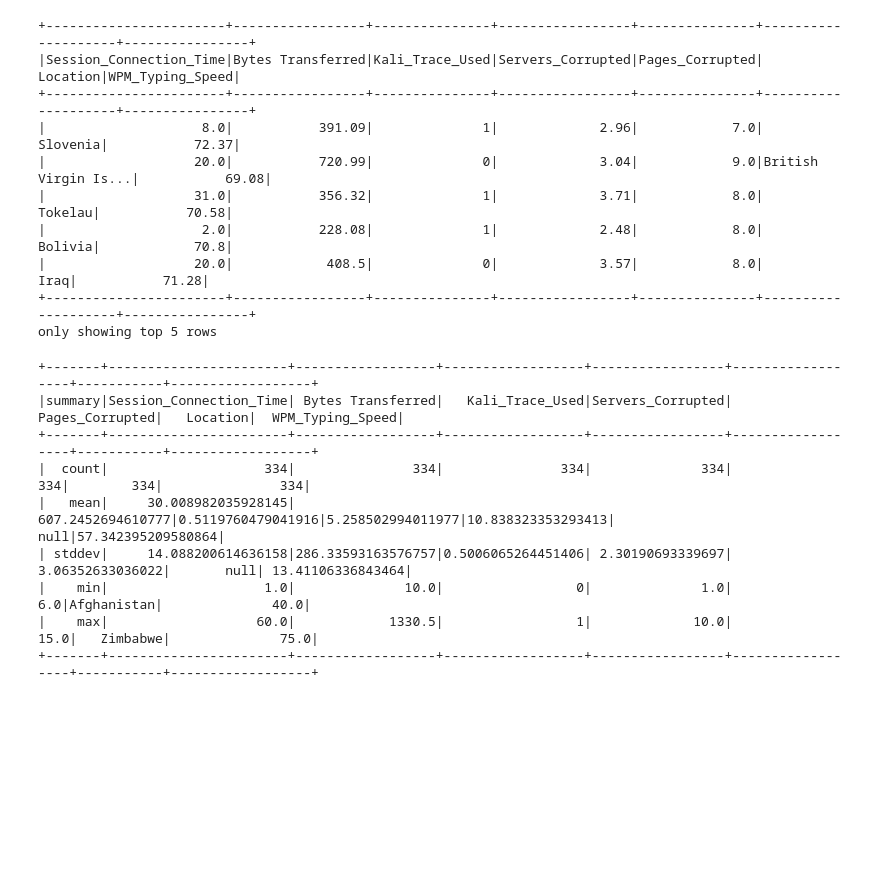
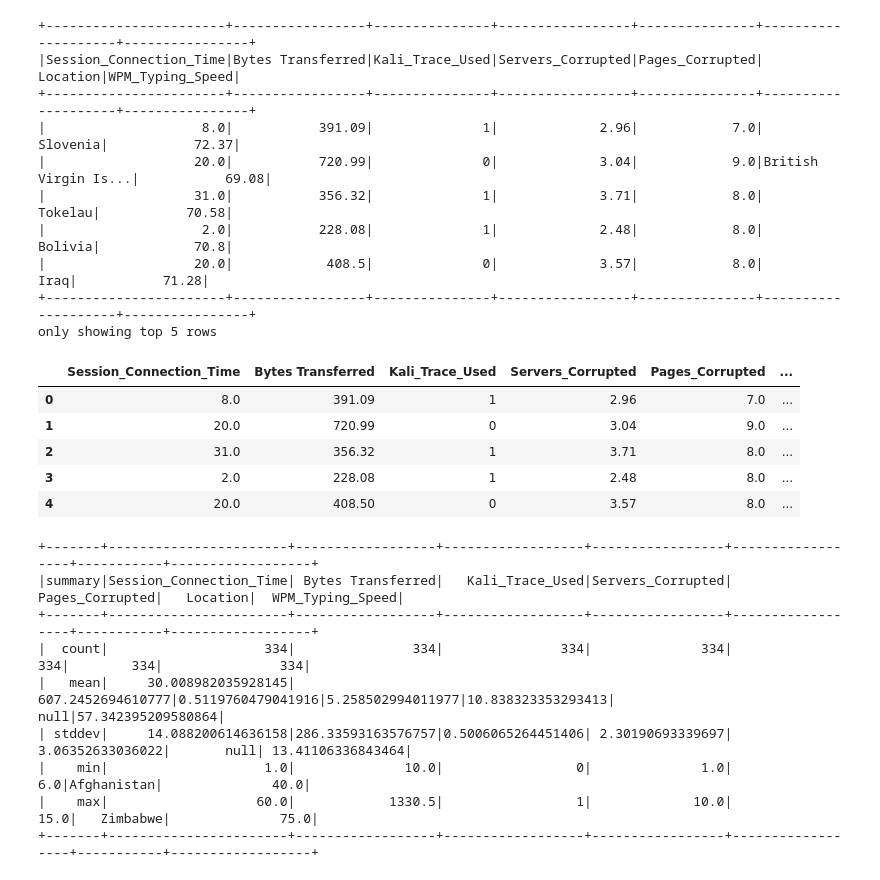
Before and after one commit to FGalvao77/Aplicando-o-algoritmo-KMeans-e-LogisticRegression-utilizando-o-PySpark, a Jupyter notebook: Aplicação_prática_dos_algoritmos_KMeans_e_LogisticRegression_utilizando_o_PySpark.ipynb, the cells around one changed output. Saved outputs shown, nothing was run; the diff lists cells and outputs as text; code cells hidden in the pictures; blank space fills up the shorter version.

```diff
--- a/Aplicação_prática_dos_algoritmos_KMeans_e_LogisticRegression_utilizando_o_PySpark.ipynb
+++ b/Aplicação_prática_dos_algoritmos_KMeans_e_LogisticRegression_utilizando_o_PySpark.ipynb
@@ -173,6 +194,16 @@ df.show(5)
 |                   20.0|            408.5|              0|             3.57|            8.0|                Iraq|           71.28|
 +-----------------------+-----------------+---------------+-----------------+---------------+--------------------+----------------+
 only showing top 5 rows
+# %%
+# podemos visualizar o conjunto de dados em formato da tabela do "Pandas"
+df.toPandas().head()    # as 5 primeiras linhas
+# %% [output]
+|  | Session_Connection_Time | Bytes Transferred | Kali_Trace_Used | Servers_Corrupted | Pages_Corrupted | ... |
+| 0 | 8.0 | 391.09 | 1 | 2.96 | 7.0 | ... |
+| 1 | 20.0 | 720.99 | 0 | 3.04 | 9.0 | ... |
+| 2 | 31.0 | 356.32 | 1 | 3.71 | 8.0 | ... |
+| 3 | 2.0 | 228.08 | 1 | 2.48 | 8.0 | ... |
+| 4 | 20.0 | 408.50 | 0 | 3.57 | 8.0 | ... |
 # %%
 # estatística descritiva do conjunto de dados
 df.describe().show()
```
Also changed, not shown: parts of 46 cells of this notebook.
